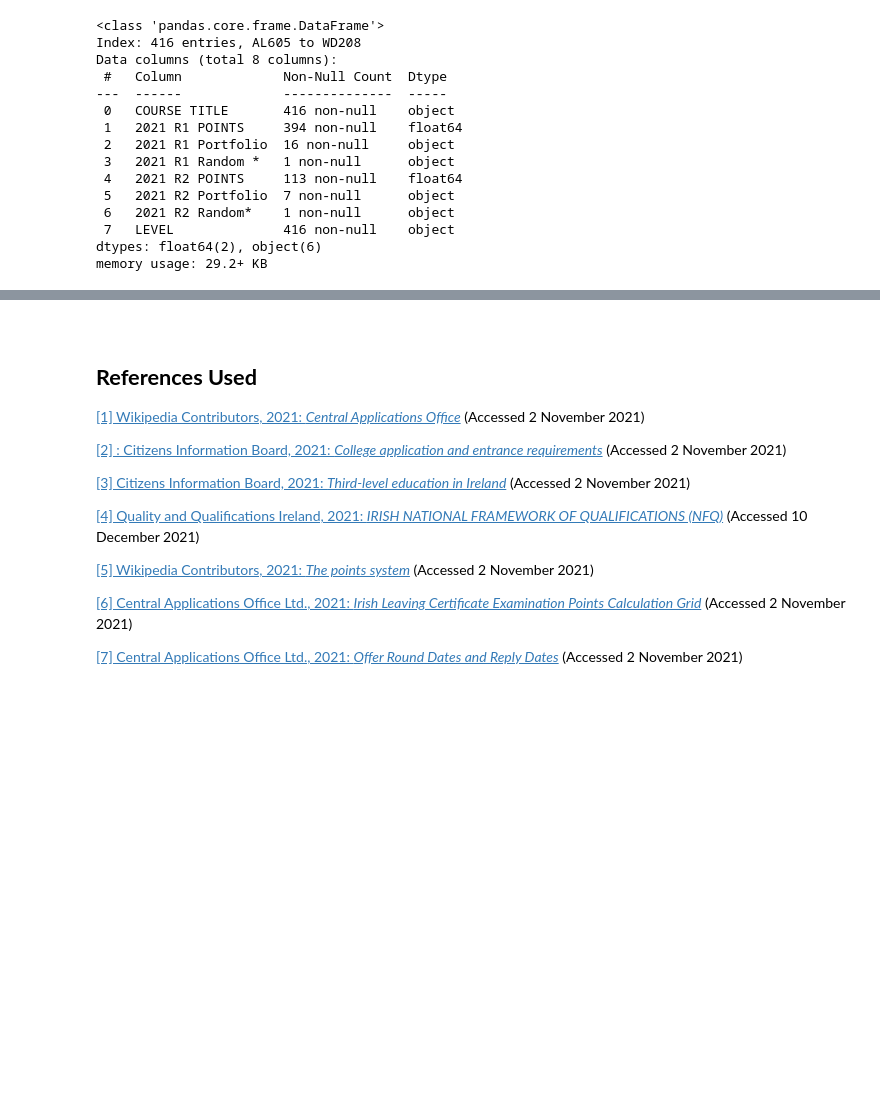
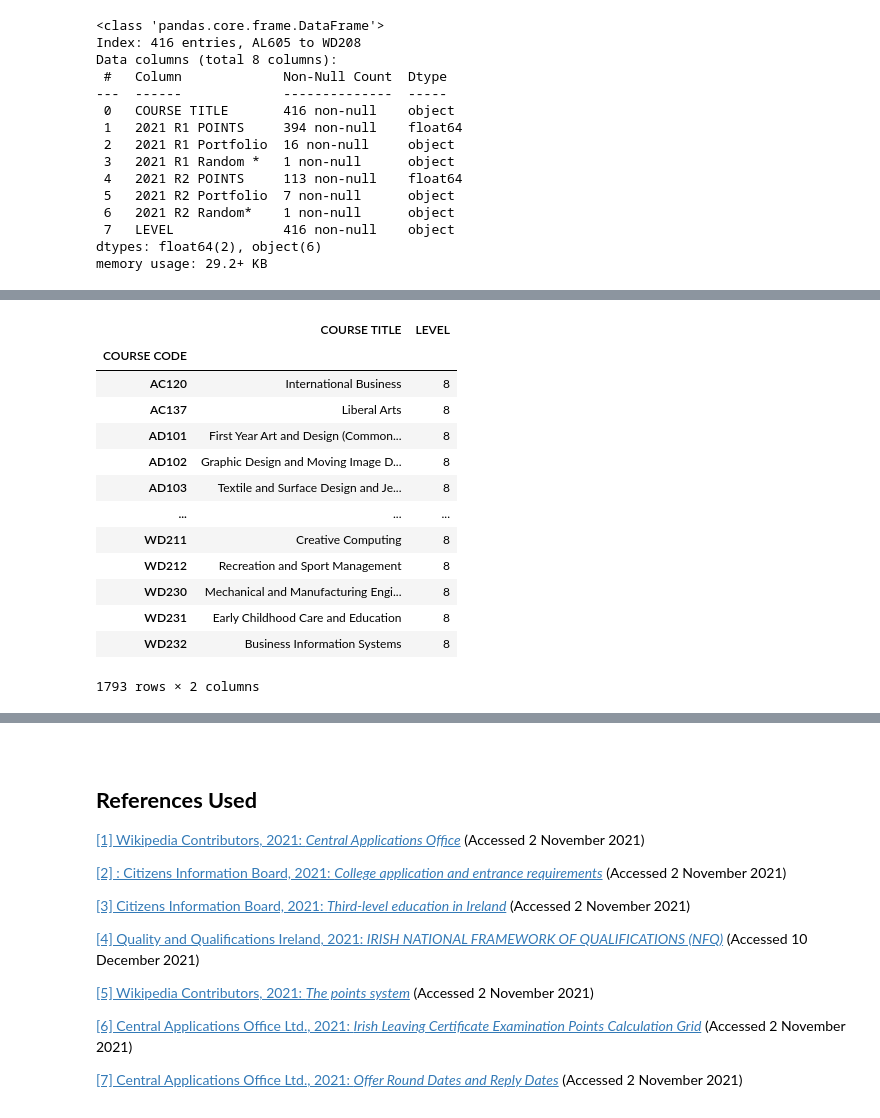
Before and after one commit to ssteffens/fundamentals-data-analysis-assessment, a Jupyter notebook: cao.ipynb, the cells around one changed output, grey strips where cells are left out. Drawn from its saved outputs; the diff is of its cells as text; code cells hidden in the pictures; blank space fills up the shorter version.

```diff
--- a/cao.ipynb
+++ b/cao.ipynb
@@ -1132,0 +1161,18 @@ allcourses
+# %%
+allcourses = allcourses.reset_index().drop_duplicates(subset='COURSE CODE').set_index('COURSE CODE')
+allcourses
+# %% [output]
+|  | COURSE TITLE | LEVEL |
+| COURSE CODE |  |  |
+| AC120 | International Business | 8 |
+| AC137 | Liberal Arts | 8 |
+| AD101 | First Year Art and Design (Common... | 8 |
+| AD102 | Graphic Design and Moving Image D... | 8 |
+| AD103 | Textile and Surface Design and Je... | 8 |
+| ... | ... | ... |
+| WD211 | Creative Computing | 8 |
+| WD212 | Recreation and Sport Management | 8 |
+| WD230 | Mechanical and Manufacturing Engi... | 8 |
+| WD231 | Early Childhood Care and Education | 8 |
+| WD232 | Business Information Systems | 8 |
+1793 rows × 2 columns
```
Also changed, not shown: parts of 15 cells of this notebook, 20 other files.
